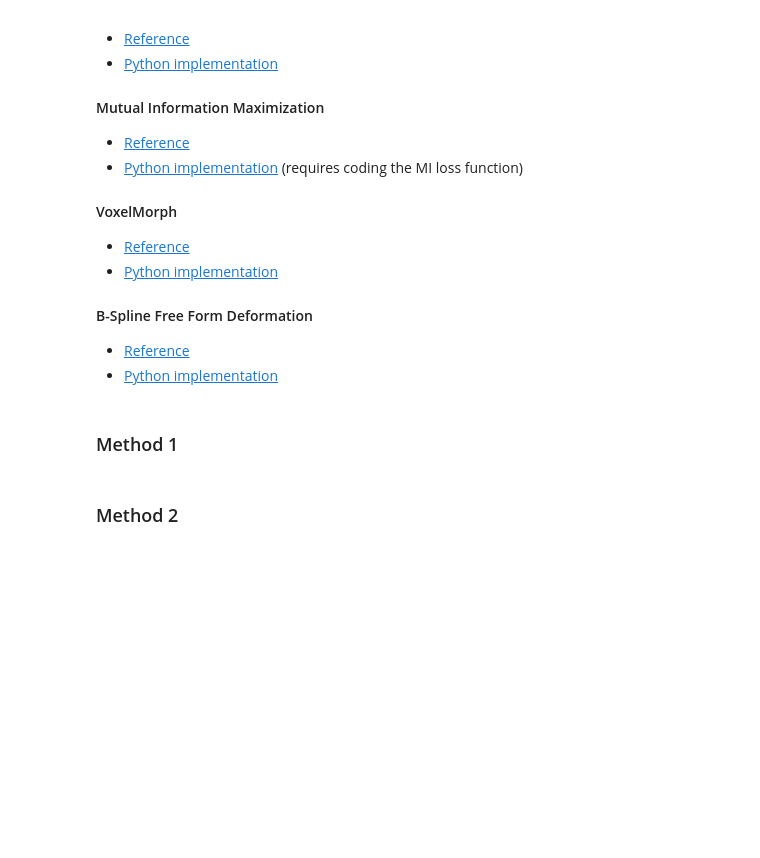
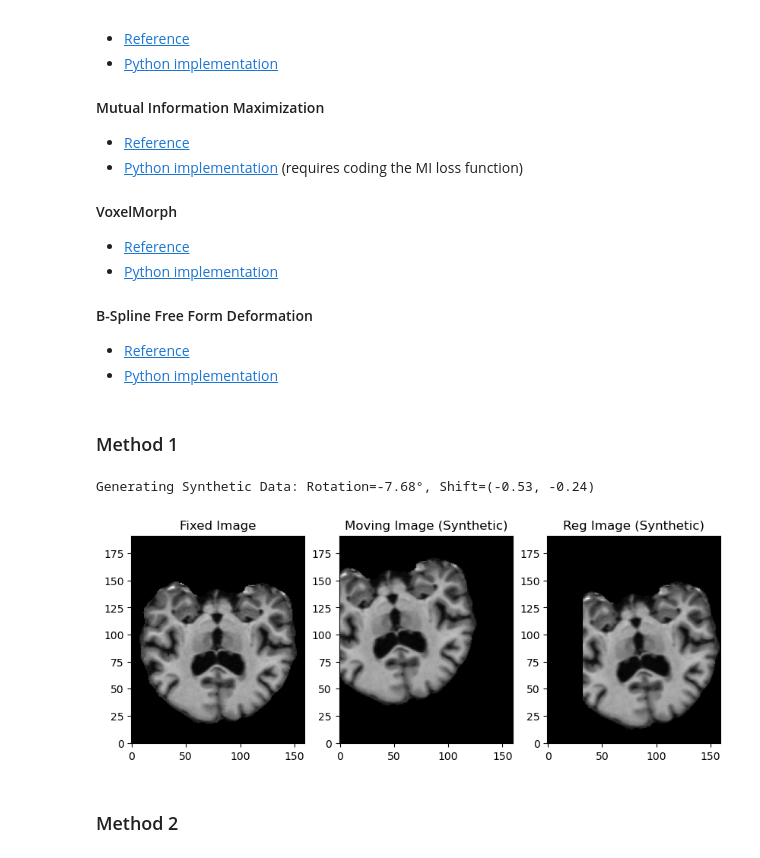
Before and after one commit to MurielleMardenli300/GBM6953HE_labs, a Jupyter notebook: GBM6953HE_Lab_1.ipynb, the cells around one changed output. Drawn from its saved outputs; the diff is of its cells as text; code cells hidden in the pictures; blank space fills up the shorter version.

```diff
--- a/GBM6953HE_Lab_1.ipynb
+++ b/GBM6953HE_Lab_1.ipynb
@@ -849,5 +967,50 @@ Now, implement 2 different methods of registration
 * [Python implementation](https://docs.scipy.org/doc/scipy/reference/generated/scipy.interpolate.RectBivariateSpline.html)
 # %% [markdown]
 ### Method 1
+# %%
+#Phase correlation
+
+from skimage.registration import phase_cross_correlation
+from scipy.ndimage import shift as ndi_shift
+
+#phase_cross_correlation only estimates a global translation between the 2 images.
+
+
+subject_ids_in_tar = []
+output_dir = "student_data"
+
+with tarfile.open(tar_path, "r") as tar:
+    for member in tar.getmembers():
+        if "slice_norm.nii.gz" in member.name:
+            parts = member.name.split('/')
+            if len(parts) > 0:
+                subject_id = parts[0].split('_data')[0] # Get 'OASIS_OAS1_0001_MR1'
+                subject_ids_in_tar.append(subject_id)
+
+subject_id = subject_ids_in_tar[0]
+
+img = nib.load(os.path.join(output_dir, subject_id + "_image.nii.gz")).get_fdata().squeeze()
+seg = nib.load(os.path.join(output_dir, subject_id + "_seg4.nii.gz")).get_fdata().squeeze()
+
+mov_img, moving_seg = create_synthetic_moving_data(img,seg)
+
+shift_vector, error, _ = phase_cross_correlation(img,mov_img)
+
+reg_img = ndi_shift(mov_img, shift_vector)
+# Visualize Fixed vs Moving
+plt.figure(figsize=(10, 5))
+plt.subplot(1, 3, 1)
+plt.imshow(img.T, cmap='gray', origin='lower')
+plt.title("Fixed Image")
+plt.subplot(1, 3, 2)
+plt.imshow(mov_img.T, cmap='gray', origin='lower')
+plt.title("Moving Image (Synthetic)")
+plt.subplot(1, 3, 3)
+plt.imshow(reg_img.T, cmap='gray', origin='lower')
+plt.title("Reg Image (Synthetic)")
+plt.show()
+# %% [output]
+Generating Synthetic Data: Rotation=-7.68°, Shift=(-0.53, -0.24)
+[figure, added]
 # %% [markdown]
 ### Method 2
```
Also changed, not shown: parts of 5 cells of this notebook.
